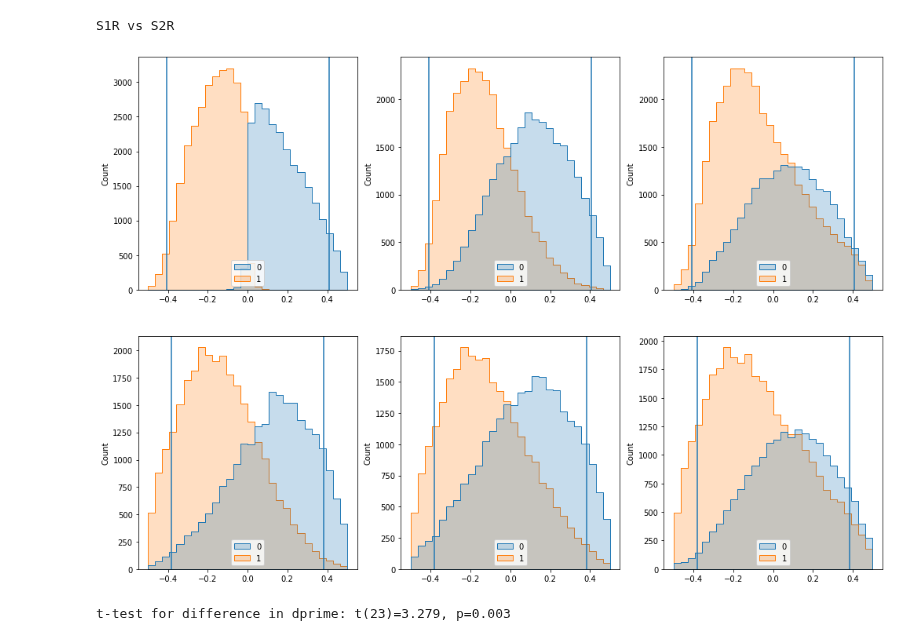
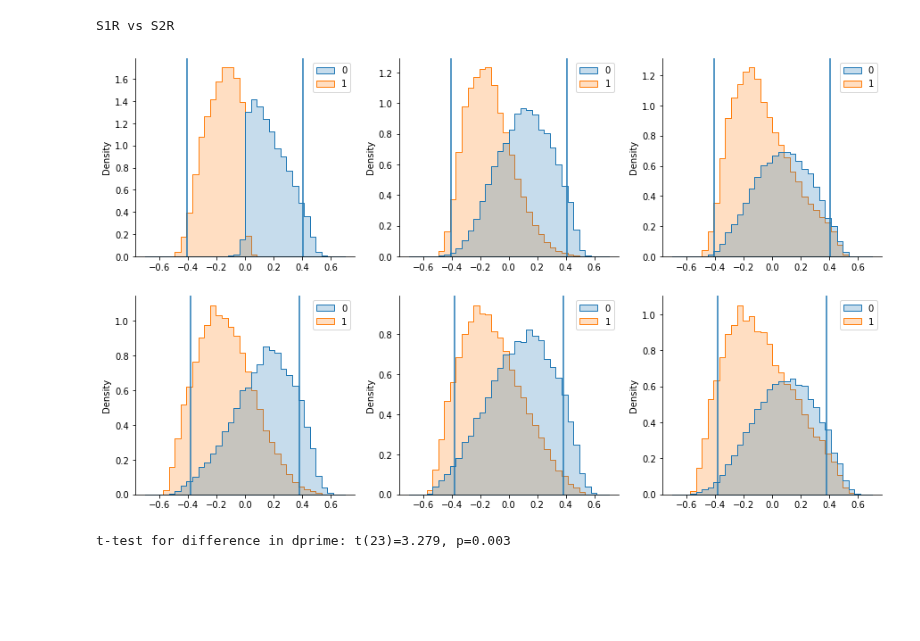
Before and after one commit to DiedrichsenLab/ProbabilisticParcellation, a Jupyter notebook: notebooks/atlas_paper/overlapping_regions.ipynb, the cells around one changed output. Saved outputs shown, nothing was run; the diff lists cells and outputs as text; code cells hidden in the pictures; blank space fills up the shorter version.

Commit message:
Overlap figures

```diff
--- a/notebooks/atlas_paper/overlapping_regions.ipynb
+++ b/notebooks/atlas_paper/overlapping_regions.ipynb
@@ -25,6 +26,8 @@ import os
 from scipy.stats import ttest_rel, ttest_ind
 # %%
 figure_path = "/Users/jdiedrichsen/Dropbox (Diedrichsenlab)/papers/AtlasPaper/figure_parts/"
+figure_path = "/Users/jdiedrichsen/Dropbox (Diedrichsenlab)/Talks/2023/06_Cerebellum_Reza/"
+
 if not os.path.exists(figure_path):
     figure_path = "/Users/callithrix/Dropbox/AtlasPaper/figure_parts/"
 
@@ -57,7 +60,8 @@ for ds in range(2):
         plt.subplot(2,3,ds*3+t+1)
         sb.histplot(x=dA_plot, hue=ind_plot, element='step',
             palette='tab10',
-            bins=np.linspace(-0.5, 0.5, 29))
+            bins=np.linspace(-0.7, 0.7, 35),
+            stat='density', common_norm=True)
         plt.axvline(vA[ds,t,0] / 2)
         plt.axvline(-vA[ds,t,0] / 2)
 # %% [output]
@@ -80,19 +96,23 @@ D,dA,cA,vA,ind = ov.overlap_analysis(fmname,subj_n=np.arange(24),regions=reg)
 # %% [output]
 S1R vs S2R
 # %%
-plt.figure(figsize=(17,12))
+plt.figure(figsize=(15,9))
 for ds in range(2):
     for t in range(3):
         dA_plot = np.concatenate(dA[ds,t,:])
         ind_plot = np.concatenate(ind[ds,t,:])
-        plt.subplot(2,3,ds*3+t+1)
+        ax=plt.subplot(2,3,ds*3+t+1)
         sb.histplot(x=dA_plot, hue=ind_plot, element='step',
             palette='tab10',
-            bins=np.linspace(-0.5, 0.5, 29))
+            bins=np.linspace(-0.7, 0.7, 35),
+            stat='density', common_norm=True)
         plt.axvline(vA[ds,t,0] / 2)
         plt.axvline(-vA[ds,t,0] / 2)
+        ax.spines['right'].set_visible(False)
+        ax.spines['top'].set_visible(False)
+plt.savefig(figure_path + 'Overlap_histogram.pdf',bbox_inches='tight')
 # %% [output]
-[figure, old version]
+[figure, new version]
 # %%
 sb.barplot(data=D,x='evaldata',hue='parcel',y='dprime')
 T=D[D.evaldata==2]
```
Also changed, not shown: parts of 5 cells of this notebook, 1 other file.
